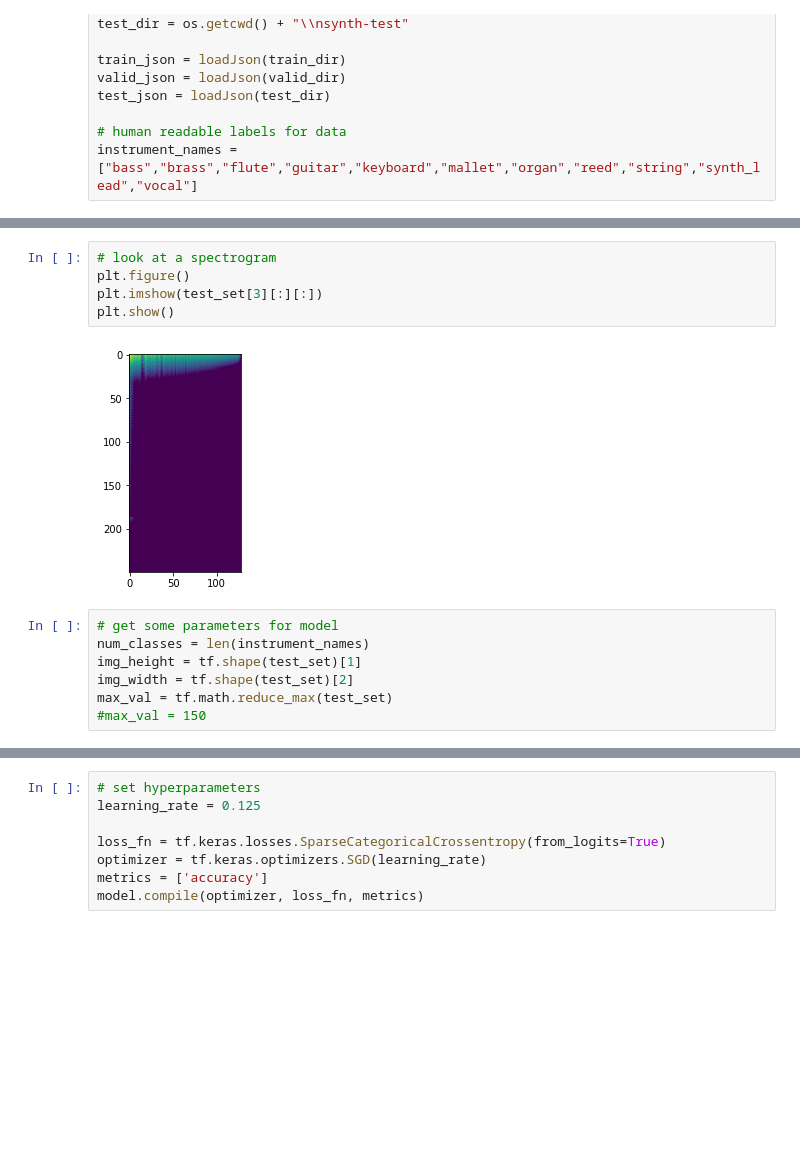
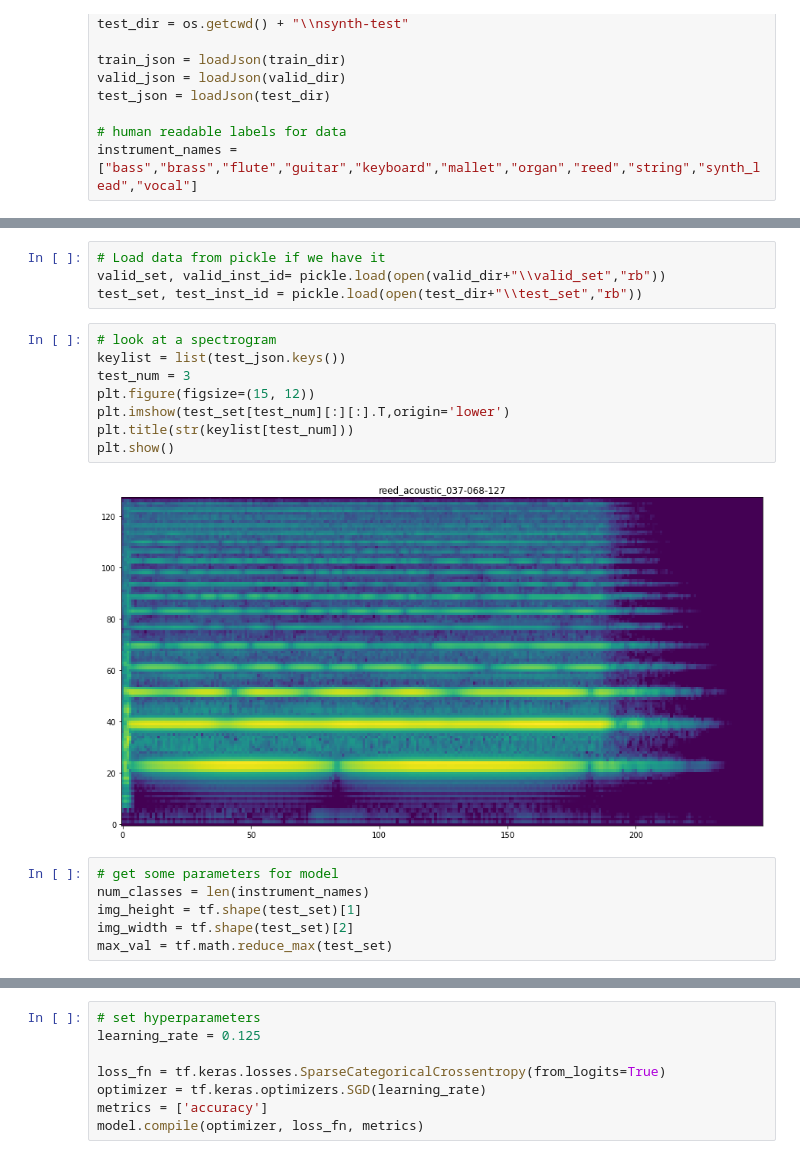
Before and after one commit to ethanmmyers/MusicalInstrumentClassifier, a Jupyter notebook: test_process.ipynb, the cells around one changed output, grey strips where cells are left out. Saved outputs shown, nothing was run; the diff lists cells and outputs as text; blank space fills up the shorter version.

```diff
--- a/test_process.ipynb
+++ b/test_process.ipynb
@@ -78,17 +166,23 @@ test_set, test_inst_id, _ = loadDataset(test_json,test_dir,ds_range_test)
+# %%
+# Load data from pickle if we have it
+valid_set, valid_inst_id= pickle.load(open(valid_dir+"\\valid_set","rb"))
+test_set, test_inst_id = pickle.load(open(test_dir+"\\test_set","rb"))
 # %%
 # look at a spectrogram
-plt.figure()
-plt.imshow(test_set[3][:][:])
+keylist = list(test_json.keys())
+test_num = 3
+plt.figure(figsize=(15, 12))
+plt.imshow(test_set[test_num][:][:].T,origin='lower')
+plt.title(str(keylist[test_num]))
 plt.show()
 # %% [output]
-[figure, old version]
+[figure, new version]
 # %%
 # get some parameters for model
 num_classes = len(instrument_names)
 img_height = tf.shape(test_set)[1]
 img_width = tf.shape(test_set)[2]
 max_val = tf.math.reduce_max(test_set)
-#max_val = 150
 # %%
 # make model
 model = tf.keras.Sequential([
```
Also changed, not shown: parts of 17 cells of this notebook.
